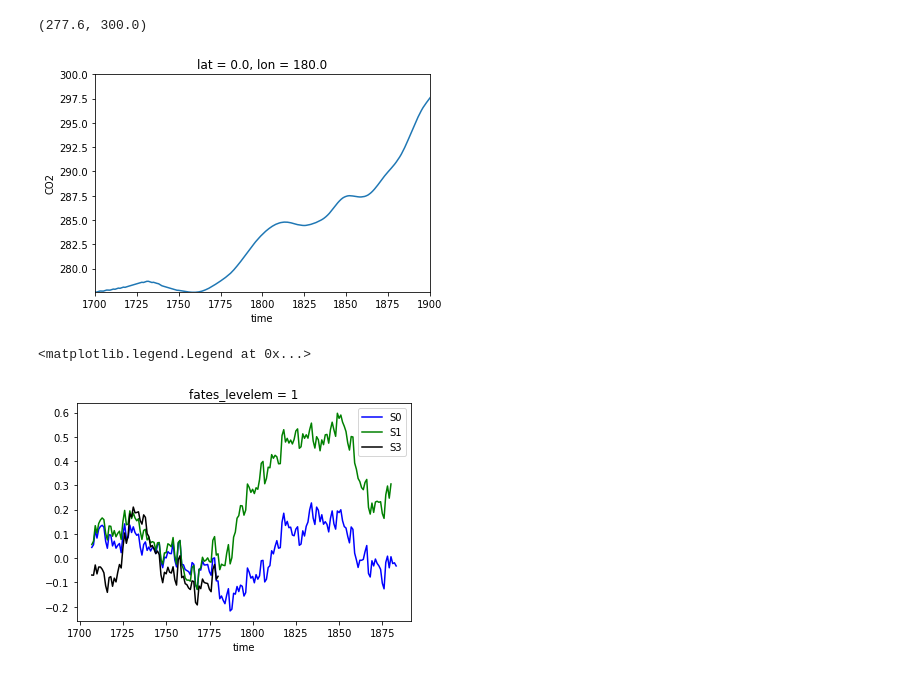
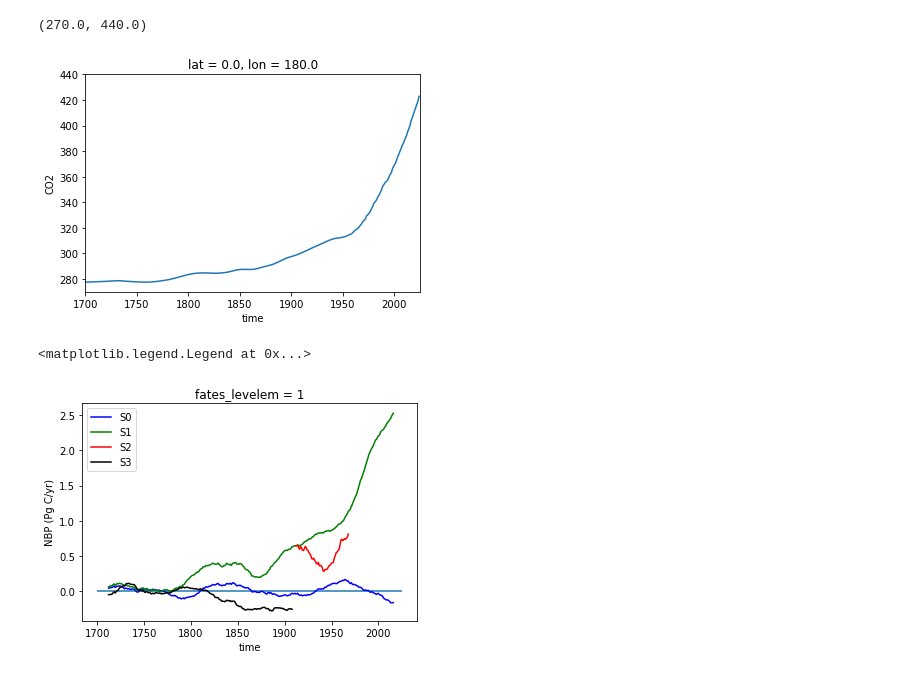
Before and after one commit to ckoven/trendy2025_scripts, a Jupyter notebook: trendy2025_transient_notebook.ipynb, the cells around one changed output. Saved outputs shown, nothing was run; the diff lists cells and outputs as text; code cells hidden in the pictures.

```diff
--- a/trendy2025_transient_notebook.ipynb
+++ b/trendy2025_transient_notebook.ipynb
@@ -31,17 +57,19 @@ co2file = xr.open_dataset('/global/cfs/cdirs/e3sm/inputdata/atm/datm7/TRENDY2025
 # %%
 co2file['time'] = np.arange(len(co2file['time']))+1700.
 co2file['CO2'].plot()
-plt.xlim(1700,1900)
-plt.ylim(277.6,300)
+plt.xlim(1700,2025)
+plt.ylim(270,440)
 # %% [output]
-(277.6, 300.0)
+(270.0, 440.0)
-[figure, old version]
+[figure, new version]
 # %%
-(fates_xarray_funcs.monthly_to_annual((fins_monthly['S0']['NBP'] + fins_monthly['S0']['FATES_SEEDS_IN_EXTERN_EL'].isel(fates_levelem=0)*1e3*fins_annual['S0']['FATES_FRACTION'].isel(time=0)))* 86400 * 365 * 1e-15 * fins_annual['S0']['area'] * 1e6).sum(dim=('lat','lon')).rolling(time=10, center=True).mean().plot(color='Blue', linestyle='solid', label='S0')
-(fates_xarray_funcs.monthly_to_annual((fins_monthly['S1']['NBP'] + fins_monthly['S1']['FATES_SEEDS_IN_EXTERN_EL'].isel(fates_levelem=0)*1e3*fins_annual['S1']['FATES_FRACTION'].isel(time=0)))* 86400 * 365 * 1e-15 * fins_annual['S1']['area'] * 1e6).sum(dim=('lat','lon')).rolling(time=10, center=True).mean().plot(color='Green', linestyle='solid', label='S1')
-(fates_xarray_funcs.monthly_to_annual((fins_monthly['S3']['NBP'] + fins_monthly['S3']['FATES_SEEDS_IN_EXTERN_EL'].isel(fates_levelem=0)*1e3*fins_annual['S3']['FATES_FRACTION'].isel(time=0)))* 86400 * 365 * 1e-15 * fins_annual['S3']['area'] * 1e6).sum(dim=('lat','lon')).rolling(time=10, center=True).mean().plot(color='Black', linestyle='solid', label='S3')
-
+(fates_xarray_funcs.monthly_to_annual((fins_monthly['S0']['NBP'] * area_elmvars + fins_monthly['S0']['FATES_SEEDS_IN_EXTERN_EL'].isel(fates_levelem=0) * area_fatesvars *1e3))* 86400 * 365 * 1e-15).sum(dim=('lat','lon')).rolling(time=20, center=True).mean().plot(color='Blue', linestyle='solid', label='S0')
+(fates_xarray_funcs.monthly_to_annual((fins_monthly['S1']['NBP'] * area_elmvars + fins_monthly['S1']['FATES_SEEDS_IN_EXTERN_EL'].isel(fates_levelem=0) * area_fatesvars *1e3))* 86400 * 365 * 1e-15).sum(dim=('lat','lon')).rolling(time=20, center=True).mean().plot(color='Green', linestyle='solid', label='S1')
+(fates_xarray_funcs.monthly_to_annual((fins_monthly['S2']['NBP'] * area_elmvars + fins_monthly['S2']['FATES_SEEDS_IN_EXTERN_EL'].isel(fates_levelem=0) * area_fatesvars *1e3))* 86400 * 365 * 1e-15).sum(dim=('lat','lon')).rolling(time=20, center=True).mean().plot(color='Red', linestyle='solid', label='S2')
+(fates_xarray_funcs.monthly_to_annual((xr.concat((fins_monthly['S3']['NBP'],fins_monthly['S3b']['NBP']),dim='time')* area_elmvars + xr.concat((fins_monthly['S3']['FATES_SEEDS_IN_EXTERN_EL'],fins_monthly['S3b']['FATES_SEEDS_IN_EXTERN_EL']),dim='time').isel(fates_levelem=0)* area_fatesvars *1e3))* 86400 * 365 * 1e-15 ).sum(dim=('lat','lon')).rolling(time=20, center=True).mean().plot(color='Black', linestyle='solid', label='S3')
+plt.ylabel('NBP (Pg C/yr)')
+plt.hlines(0,xmin=1700, xmax=2025)
 plt.legend()
 # %% [output]
 <matplotlib.legend.Legend at 0x...>
-[figure, old version]
+[figure, new version]
```
Also changed, not shown: parts of 10 cells of this notebook, 2 other files.
